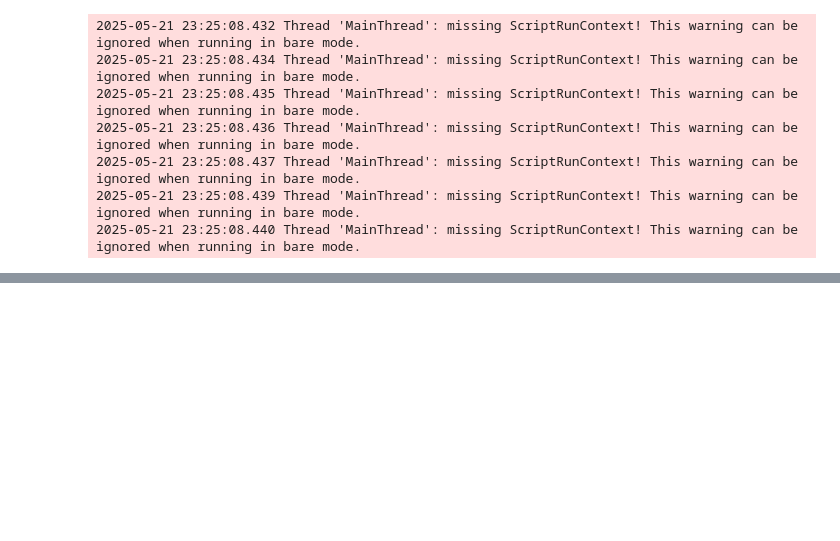
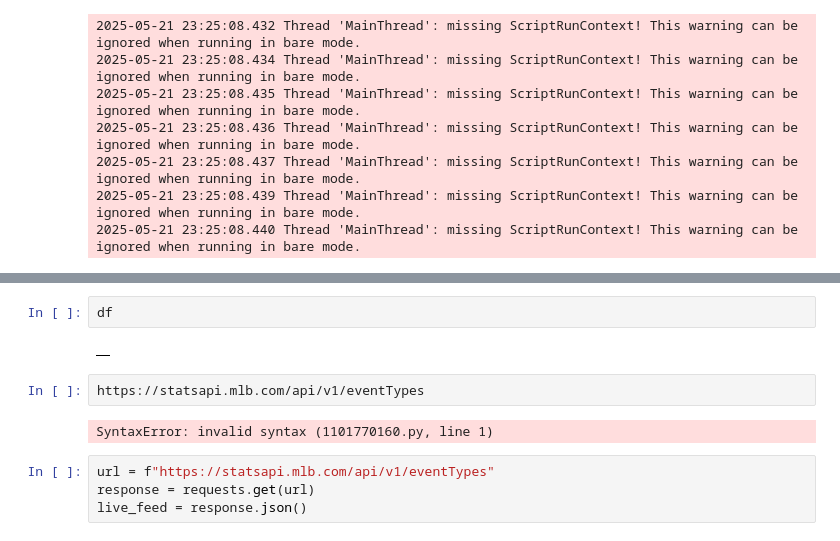
Before and after one commit to JakeLamb455/MLB_Real_Time, a Jupyter notebook: App_creation.ipynb, the cells around one changed output, grey strips where cells are left out. Saved outputs shown, nothing was run; the diff lists cells and outputs as text; blank space fills up the shorter version.

```diff
--- a/App_creation.ipynb
+++ b/App_creation.ipynb
@@ -134,0 +221,12 @@ if st.button("Predict Pitch Type"):
+# %%
+df
+# %% [output]
+|  |
+# %%
+https://statsapi.mlb.com/api/v1/eventTypes
+# %% [output]
+SyntaxError: invalid syntax (1101770160.py, line 1)
+# %%
+url = f"https://statsapi.mlb.com/api/v1/eventTypes"
+response = requests.get(url)
+live_feed = response.json()
```
Also changed, not shown: parts of 7 cells of this notebook, 1 other file.
